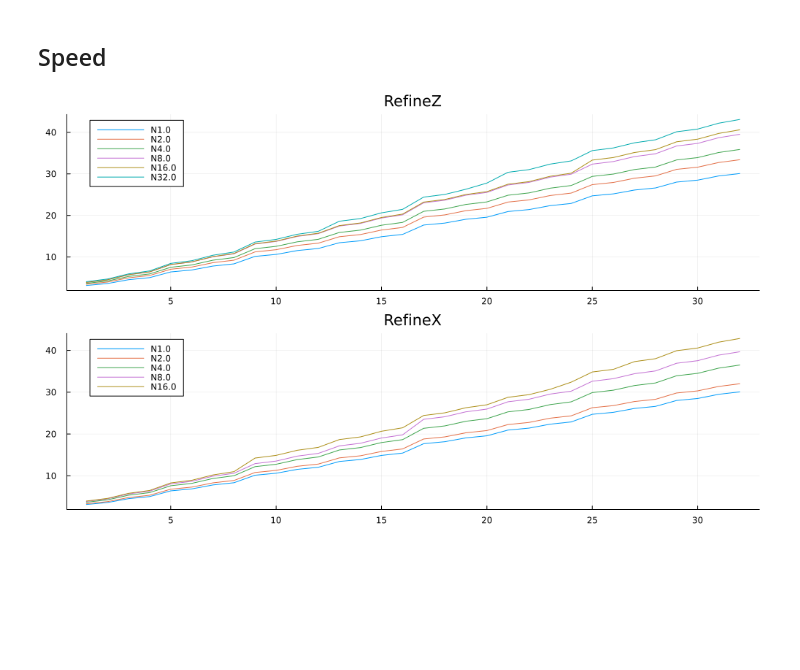
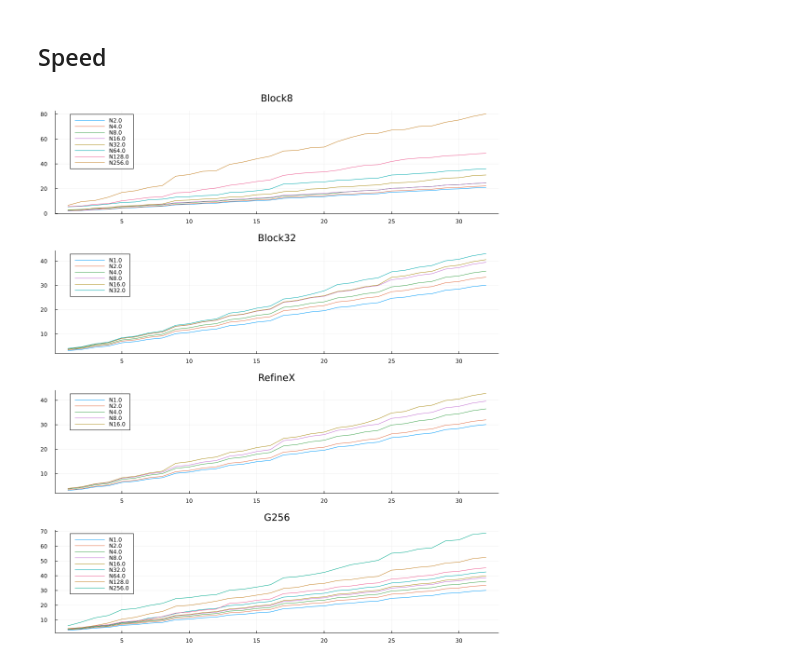
Before and after one commit to lwJi/ETK-Scaling-Tests, a Jupyter notebook: frontier/ipynb/magTOV-Levels7-From1N.ipynb, the cells around one changed output. Drawn from its saved outputs; the diff is of its cells as text; code cells hidden in the pictures; blank space fills up the shorter version.

Commit message:
frontier: update magTOV-Levels7-From1N.ipynb

```diff
--- a/frontier/ipynb/magTOV-Levels7-From1N.ipynb
+++ b/frontier/ipynb/magTOV-Levels7-From1N.ipynb
@@ -90,32 +90,38 @@ Zcs/sec
 # %%
 let patt_dirss = [
         ([
-            (r"Z4cow_L7_G128-N\d+-MPI\d+_r0000", "RefineZ"),
-        ], "../data/magTOV/Levels7/Weak/Block32-From1N", :cross),
+            (r"Z4c_L7_G128-N\d+-MPI\d+_r0000", "Block8"),
+        ], "../data/magTOV/Levels7/Weak/Block8", :cross),
+        ([
+            (r"Z4cow_L7_G128-N\d+-MPI\d+_r0000", "Block32"),
+        ], "../data/magTOV/Levels7/Weak/Block32-From1N", :xcross),
         ([
             (r"Z4cow_L7_G128-N\d+-MPI\d+_r0000", "RefineX"),
         ], "../data/magTOV/Levels7/Weak/Block32-From1N-RefineX", :xcross),
+        ([
+            (r"Z4cow_L7_G256-N\d+-MPI\d+_r0000", "G256"),
+        ], "../data/magTOV/Levels7/Weak/Block32-From1N", :xcross),
     ]
 
     #
     plts = []
     for (patterns, parent_dir, mark) in patt_dirss
         (vals, titles) = PltTools.LoadData.load_values(patterns, parent_dir; option="TotalComputeTime")
         for (j, val) in enumerate(vals)
             (dats, labs) = val
             plt = plot(title=titles[j])
             for (i, dat) in enumerate(dats)
                 plot!(plt, dat[1], dat[4], label=labs[i])
             end
             push!(plts, plt)
         end
     end
 
-    plt = plot(plts..., layout=(2,1), size=(1000, 600))
+    plt = plot(plts..., layout=(4,1), size=(1000, 1200))
     display(plt)
 end
 # %% [output]
-[figure, old version]
+[figure, new version]
 # %%
 let patt_dirss = [
         ([
```
Also changed, not shown: parts of 1 cell of this notebook.
